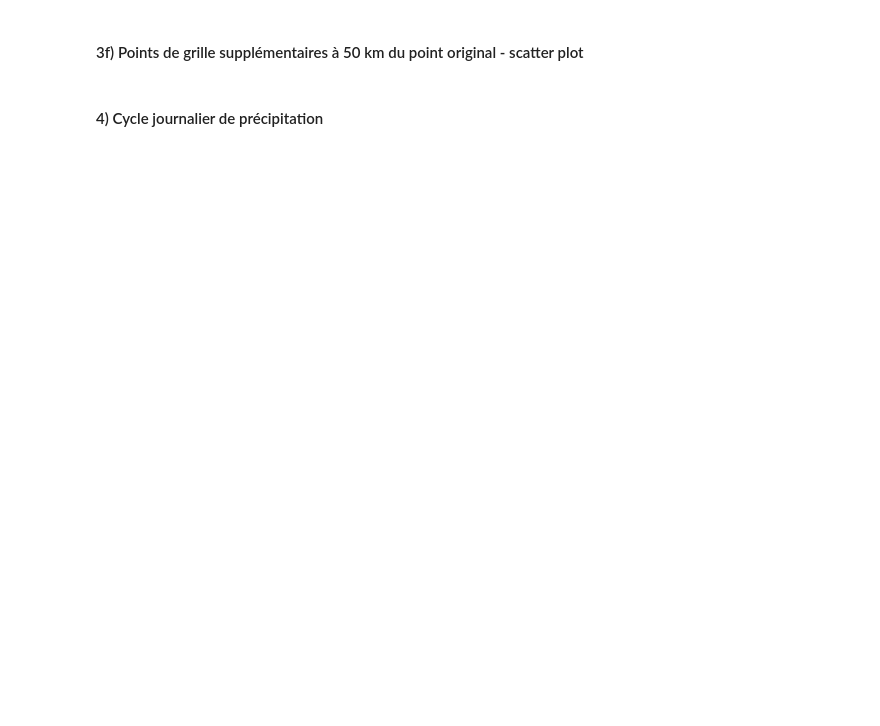
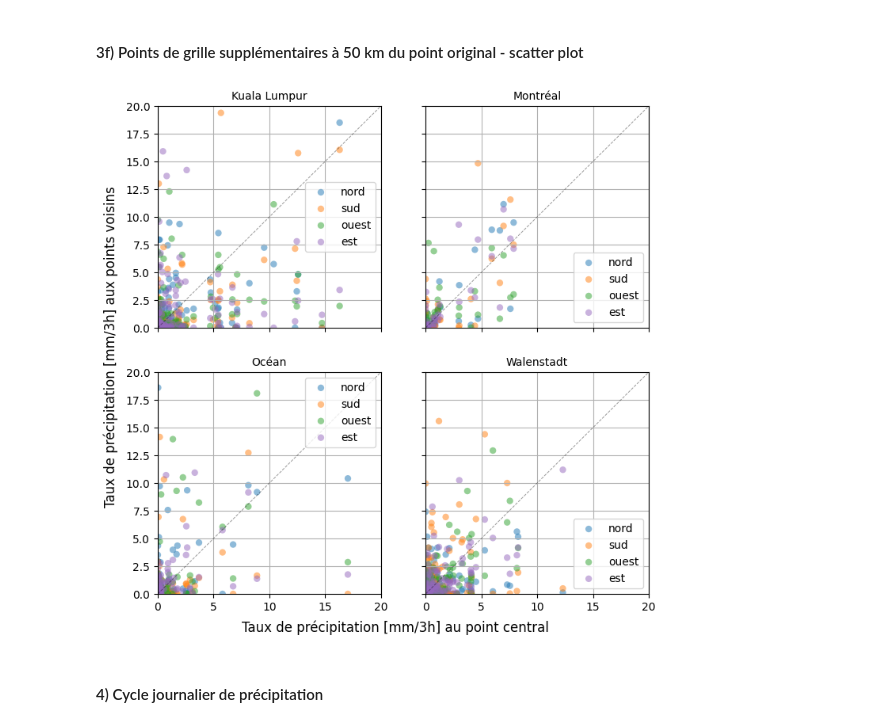
Before and after one commit to evecastonguay/laboratoire3, a Jupyter notebook: E_01/series_temporelles_E01.ipynb, the cells around one changed output. Saved outputs shown, nothing was run; the diff lists cells and outputs as text; code cells hidden in the pictures; blank space fills up the shorter version.

```diff
--- a/E_01/series_temporelles_E01.ipynb
+++ b/E_01/series_temporelles_E01.ipynb
@@ -265,8 +306,6 @@ for p in place:
     globals()[f"{p}_3_lat"] = globals()[f"{p}_lat"]
     globals()[f"{p}_4_lon"] = globals()[f"{p}_lon"]+0.45
     globals()[f"{p}_4_lat"] = globals()[f"{p}_lat"]
-
-    print(globals()[f"{p}_4_lon"])
 
     for i in range(1,5):
         # créer un datastore contenant uniquement les valeurs de variable pour la coordonnée choisie
@@ -287,16 +326,10 @@ for p in place:
 
     # calculer la corrélation
     globals()[f"{p}_corr_matrix"] = np.corrcoef(globals()[f"{p}_pcpts_matrix"])
-    print(globals()[f"{p}_corr_matrix"])
+
     print(f'Corrélation entre la série temporelle de {p} et son point à 50 km au nord: {globals()[f"{p}_corr_matrix"][1,0]:.2f}')
     print(f'Corrélation entre la série temporelle de {p} et son point à 50 km au sud: {globals()[f"{p}_corr_matrix"][2, 0]:.2f}')
     print(f'Corrélation entre la série temporelle de {p} et son point à 50 km à l\'ouest: {globals()[f"{p}_corr_matrix"][3, 0]:.2f}')
     print(f'Corrélation entre la série temporelle de {p} et son point à 50 km à l\'est: {globals()[f"{p}_corr_matrix"][4, 0]:.2f}')
-
-'''
-Résultats pour kl:
-Corrélation entre la série temporelle de kl et son point à 50 km au nord: 0.54
-Corrélation entre la série temporelle de kl et son point à 50 km au sud: 0.50
-Corrélation entre la série temporelle de kl et son point à 50 km à l'ouest: 0.23
-Corrélation entre la série temporelle de kl et son point à 50 km à l'est: 0.25
-'''
+    mean = round(np.mean([globals()[f"{p}_corr_matrix"][1,0],globals()[f"{p}_corr_matrix"][2, 0],globals()[f"{p}_corr_matrix"][3, 0],globals()[f"{p}_corr_matrix"][4, 0]]),2)
+    print(f'La corrélation temporelle moyenne entre les quatre séries et la série originale est {mean}')
@@ -303,27 +357,67 @@ Corrélation entre la série temporelle de kl et son point à 50 km à l'est: 0.
 # %% [markdown]
 #### 3f) Points de grille supplémentaires à 50 km du point original - scatter plot
 # %%
+# données pour les graphiques
+color = ['tab:blue', 'tab:orange', 'tab:green', 'tab:purple']
+label = ['nord', 'sud', 'ouest', 'est']
+
+# données pour créer la droite x=y
+x = [0,10,20]
+y = [0,10,20]
+
+fig, ax = plt.subplots(2,2,sharex=True, sharey=True, figsize=(8, 8))
+
 # Kuala Lumpur
-fig, ax = plt.subplots()
-color = ['tab:blue', 'tab:orange', 'tab:green', 'tab:purple']
-label = ['kl-north', 'kl-south', 'kl-west', 'kl-east']
-'''
-# -> x-axis (the same for all)
-x = kl_ds['time'].values
+# -> scatter plot
+for i in range(1,5):
+    ax[0,0].scatter(kl_pcpts, globals()[f"kl_{i}_pcpts"], c=color[i-1], label=label[i-1], alpha=0.5, edgecolors='none')
+# -> droite linéaire
+ax[0,0].plot(x,y,linestyle='--',lw=0.7,color='k',alpha=0.4)
+# -> titre
+ax[0,0].set_title('Kuala Lumpur',fontsize='medium')
 
-# -> central coordinate
-ax.scatter(x, kl_pcpts, c='tab:gray', label='kl', alpha=0.3, edgecolors='none')
+# Montréal
+# -> scatter plot
+for i in range(1,5):
+    ax[0,1].scatter(mtl_pcpts, globals()[f"mtl_{i}_pcpts"], c=color[i-1], label=label[i-1], alpha=0.5, edgecolors='none')
+# -> droite linéaire
+ax[0,1].plot(x,y,linestyle='--',lw=0.7,color='k',alpha=0.4)
+# -> titre
+ax[0,1].set_title('Montréal',fontsize='medium')
 
-# -> 50 km coordinates
-'''
+# Océan
+# -> scatter plot
 for i in range(1,5):
-    ax.scatter(kl_pcpts, globals()[f"kl_{i}_pcpts"], c=color[i-1], label=label[i-1], alpha=0.5, edgecolors='none')
+    ax[1,0].scatter(oce_pcpts, globals()[f"oce_{i}_pcpts"], c=color[i-1], label=label[i-1], alpha=0.5, edgecolors='none')
+# -> droite linéaire
+ax[1,0].plot(x,y,linestyle='--',lw=0.7,color='k',alpha=0.4)
+# -> titre
+ax[1,0].set_title('Océan',fontsize='medium')
 
-ax.set_xlim(0, 20)
-ax.set_ylim(0, 20)
-ax.legend()
-ax.grid(True)
+# Walenstadt
+# -> scatter plot
+for i in range(1,5):
+    ax[1,1].scatter(wal_pcpts, globals()[f"wal_{i}_pcpts"], c=color[i-1], label=label[i-1], alpha=0.5, edgecolors='none')
+# -> droite linéaire
+ax[1,1].plot(x,y,linestyle='--',lw=0.7,color='k',alpha=0.4)
+# -> titre
+ax[1,1].set_title('Walenstadt',fontsize='medium')
+
+# limites, grille et légende des graphiques
+for ax in ax.ravel():
+    ax.set_xlim(0, 20)
+    ax.set_ylim(0, 20)
+    ax.legend()
+    ax.grid(True)
+
+# noms des axes
+fig.text(0.5, 0.05, 'Taux de précipitation [mm/3h] au point central', ha='center', size='large')
+fig.text(0.04, 0.5, 'Taux de précipitation [mm/3h] aux points voisins', va='center', rotation='vertical', size='large')
+
+plt.savefig('/Users/evecastonguay/Desktop/Labo/E_01/Figures/scatter.png')
 plt.show()
+# %% [output]
+[figure, added]
 # %% [markdown]
 #### 4) Cycle journalier de précipitation
 # %%
```
Also changed, not shown: parts of 9 cells of this notebook.
